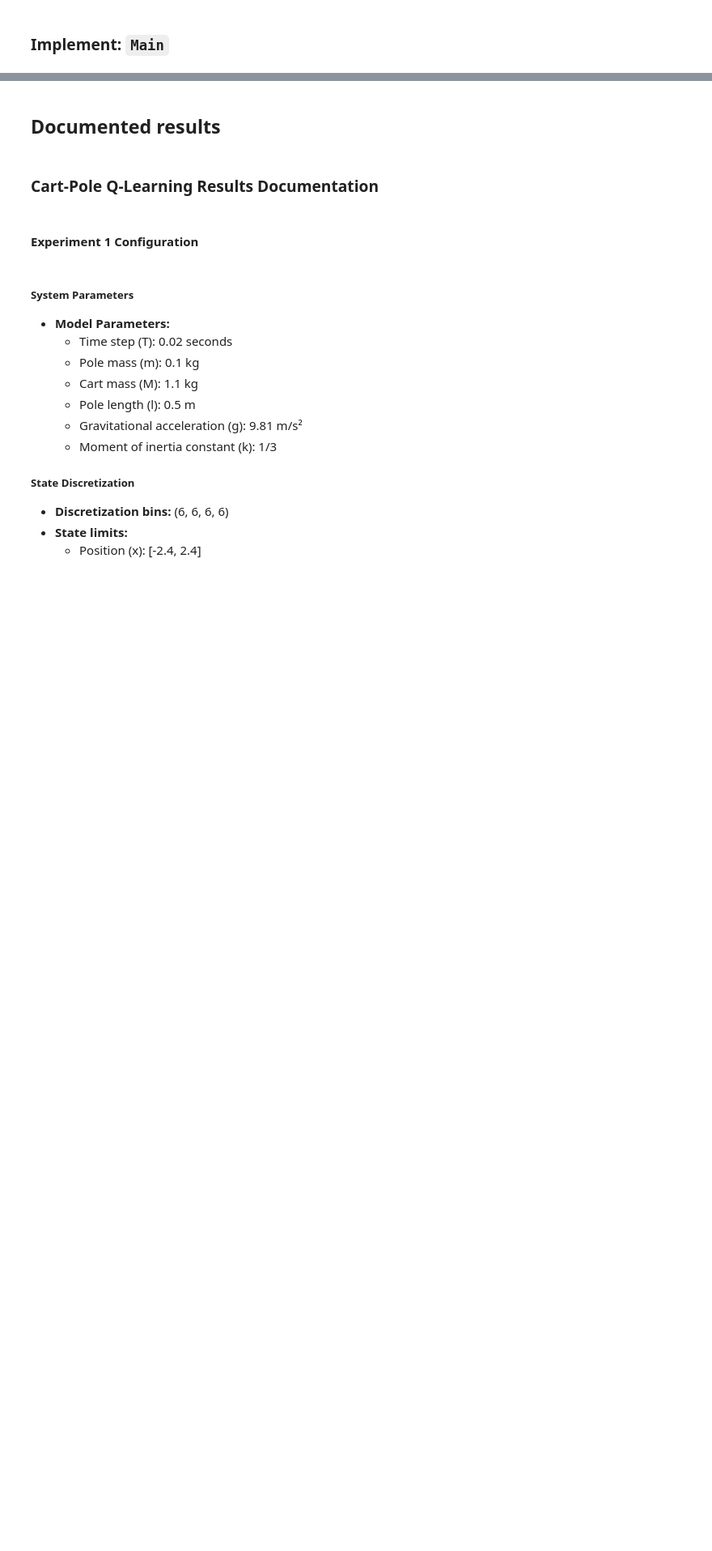
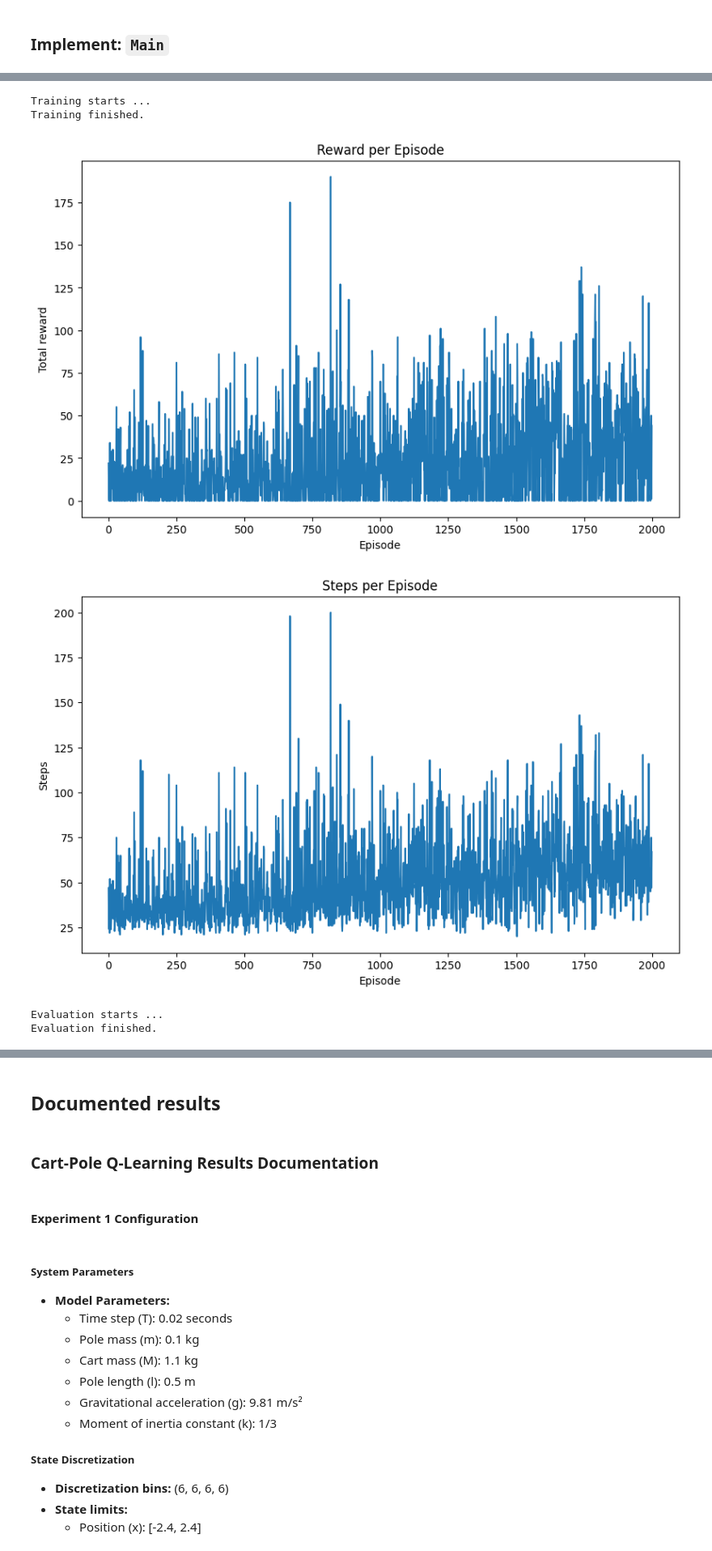
Before and after one commit to sav0sav1c5/reinforcement-learning, a Jupyter notebook: src/FinalProject/CartPole-Project.ipynb, the cells around one changed output, grey strips where cells are left out. Shown: that part at 81% size. Cells and saved outputs as stored; diff of their text form; code cells hidden in the pictures; blank space fills up the shorter version.

```diff
--- a/src/FinalProject/CartPole-Project.ipynb
+++ b/src/FinalProject/CartPole-Project.ipynb
@@ -836,36 +900,9 @@ def agent_one(environment, agent):
 # %%
-if __name__ == "__main__":
-
-    # Initialize model component
-    model = CartPoleModel(T = 0.02)
-
-    # Initialize state discretizer component
-    state_discretizer = CartPoleStateDiscretizer(bins = (6, 6, 6, 6))
-
-    environment, agent, training_rewards, training_steps = agent_one(model = model,
-                                                            state_discretizer = state_discretizer)
-
-    # Train Q-Learning Agent
-    print("Training of Q-Learning Agent started ...")
-    training_rewards, training_steps= train_agent(environment = environment,
-                                                   state_discretizer = state_discretizer,
-                                                   agent = agent,
-                                                   episodes_number=EPISODES_MAX,
-                                                   max_steps=STEPS_MAX)
-
-    print("Training of Q-Learning Agent finished.")
-
-    plot_results(training_rewards, training_steps)
-
-    print("Evaluation of trained Q-Learning Agent performances started ...")
-    evaluation_reward, evaluation_steps, successfull = evaluate_agent(environment = environment,
-                                                         state_discretizer = state_discretizer,
-                                                         agent = agent,
-                                                         episodes_number = EPISODES_MAX,
-                                                         max_steps = STEPS_MAX)
-
-    print("Evaluation of trained Q-Learning Agent performances finished.")
-
-    plot_results(evaluation_reward, evaluation_steps)
-
-    print(f"Successfull episodes: {successfull}")
+agent_two(model = model, state_discretizer = state_discretizer)
+# %% [output]
+Training starts ...
+Training finished.
+[figure, added]
+[figure, added]
+Evaluation starts ...
+Evaluation finished.
```
Also changed, not shown: parts of 7 cells of this notebook.
